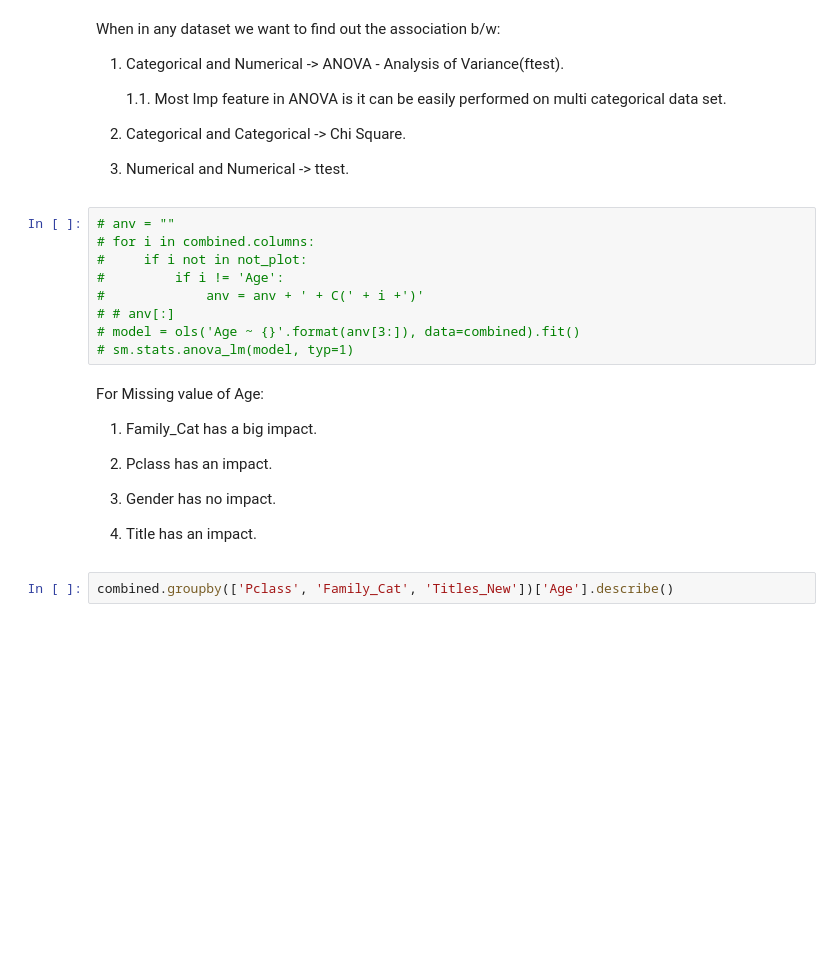
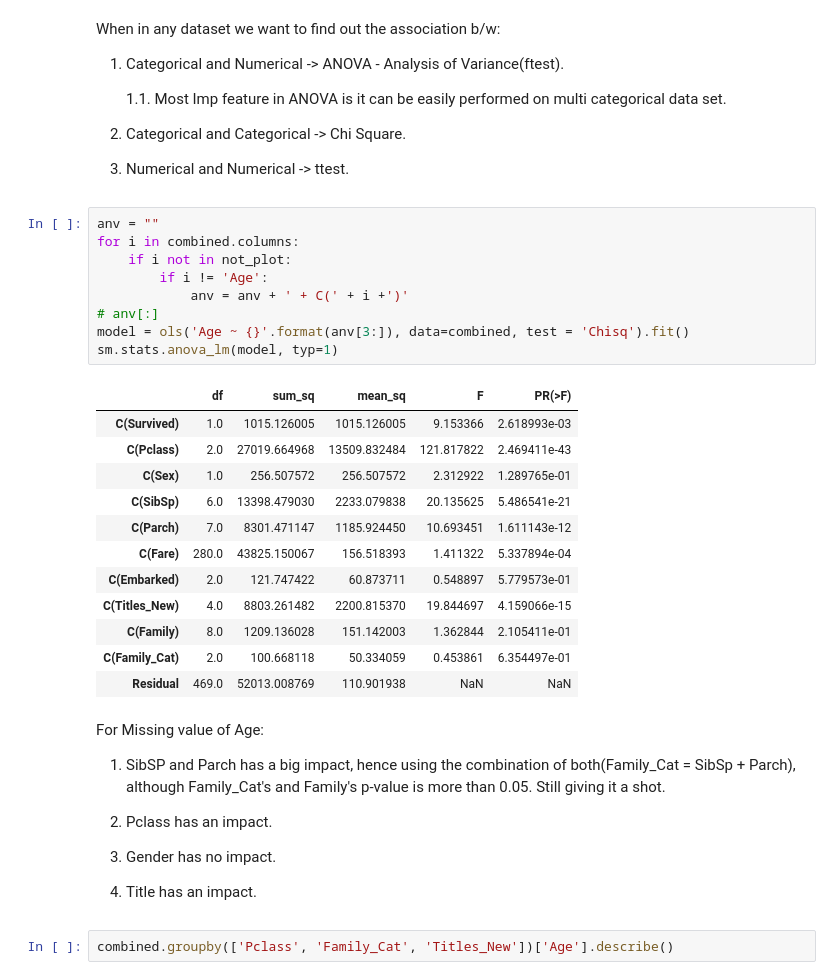
Before and after one commit to Dhruv-Chandra/Titanic, a Jupyter notebook: Titanic.ipynb, the cells around one changed output. Saved outputs shown, nothing was run; the diff lists cells and outputs as text; blank space fills up the shorter version.

Commit message:
Tried Two way ANOVA.

```diff
--- a/Titanic.ipynb
+++ b/Titanic.ipynb
@@ -487,18 +487,32 @@ When in any dataset we want to find out the association b/w:
 
 3. Numerical and Numerical -> ttest.
 # %%
-# anv = ""
-# for i in combined.columns:
-#     if i not in not_plot:
-#         if i != 'Age':
-#             anv = anv + ' + C(' + i +')'
-# # anv[:]
-# model = ols('Age ~ {}'.format(anv[3:]), data=combined).fit()
-# sm.stats.anova_lm(model, typ=1)
+anv = ""
+for i in combined.columns:
+    if i not in not_plot:
+        if i != 'Age':
+            anv = anv + ' + C(' + i +')'
+# anv[:]
+model = ols('Age ~ {}'.format(anv[3:]), data=combined, test = 'Chisq').fit()
+sm.stats.anova_lm(model, typ=1)
+# %% [output]
+|  | df | sum_sq | mean_sq | F | PR(>F) |
+| C(Survived) | 1.0 | 1015.126005 | 1015.126005 | 9.153366 | 2.618993e-03 |
+| C(Pclass) | 2.0 | 27019.664968 | 13509.832484 | 121.817822 | 2.469411e-43 |
+| C(Sex) | 1.0 | 256.507572 | 256.507572 | 2.312922 | 1.289765e-01 |
+| C(SibSp) | 6.0 | 13398.479030 | 2233.079838 | 20.135625 | 5.486541e-21 |
+| C(Parch) | 7.0 | 8301.471147 | 1185.924450 | 10.693451 | 1.611143e-12 |
+| C(Fare) | 280.0 | 43825.150067 | 156.518393 | 1.411322 | 5.337894e-04 |
+| C(Embarked) | 2.0 | 121.747422 | 60.873711 | 0.548897 | 5.779573e-01 |
+| C(Titles_New) | 4.0 | 8803.261482 | 2200.815370 | 19.844697 | 4.159066e-15 |
+| C(Family) | 8.0 | 1209.136028 | 151.142003 | 1.362844 | 2.105411e-01 |
+| C(Family_Cat) | 2.0 | 100.668118 | 50.334059 | 0.453861 | 6.354497e-01 |
+| Residual | 469.0 | 52013.008769 | 110.901938 | NaN | NaN |
 # %% [markdown]
 For Missing value of Age:
 
-1. Family_Cat has a big impact.
+1. SibSP and Parch has a big impact, hence using the combination of both(Family_Cat = SibSp + Parch), although Family_Cat's and Family's p-value
+is more than 0.05. Still giving it a shot.
 
 2. Pclass has an impact.
 
```
Also changed, not shown: parts of 4 cells of this notebook.
